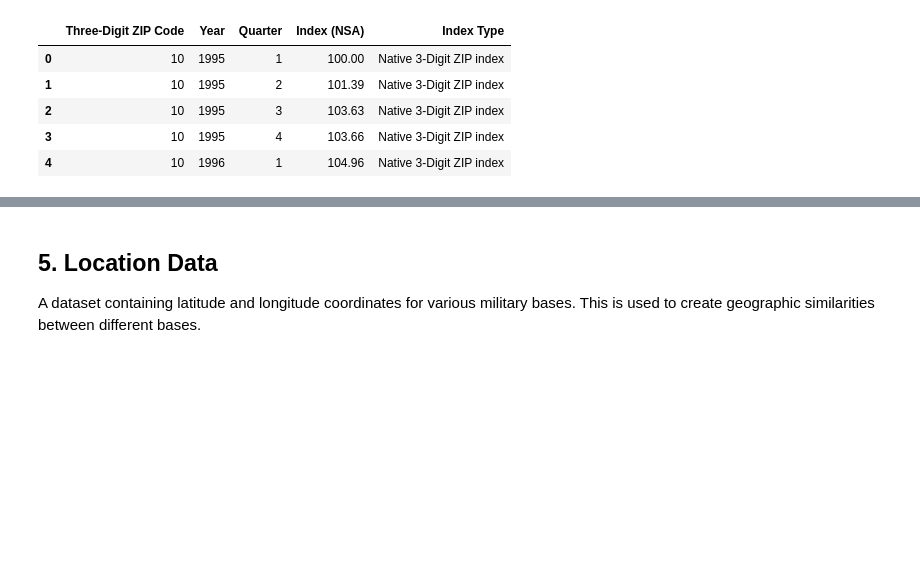
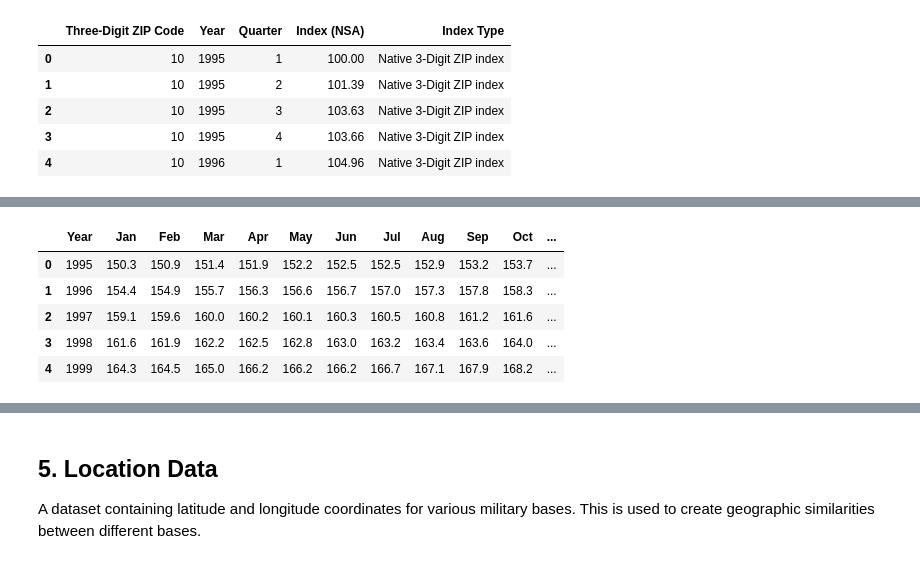
Before and after one commit to amswanson333/BAH_Machine_Learning, a Jupyter notebook: data_fusion.ipynb, the cells around one changed output, grey strips where cells are left out. Cells and saved outputs as stored; diff of their text form; code cells hidden in the pictures; blank space fills up the shorter version.

Commit message:
cpi data portion complete

```diff
--- a/data_fusion.ipynb
+++ b/data_fusion.ipynb
@@ -144,0 +159,14 @@ hpi_df.to_csv(os.path.join(hpi_path, "hpi_df.csv"))
+# %%
+# identify the data path
+cpi_path = os.path.join(raw_dir, "CPI Data")
+# %%
+# read data file into a dataframe
+cpi_df = pd.read_excel(os.path.join(cpi_path,"CPI Inflation Data (CUUR0000SA0).xlsx"), skiprows=10, header=1)
+cpi_df.head()
+# %% [output]
+|  | Year | Jan | Feb | Mar | Apr | May | Jun | Jul | Aug | Sep | Oct | ... |
+| 0 | 1995 | 150.3 | 150.9 | 151.4 | 151.9 | 152.2 | 152.5 | 152.5 | 152.9 | 153.2 | 153.7 | ... |
+| 1 | 1996 | 154.4 | 154.9 | 155.7 | 156.3 | 156.6 | 156.7 | 157.0 | 157.3 | 157.8 | 158.3 | ... |
+| 2 | 1997 | 159.1 | 159.6 | 160.0 | 160.2 | 160.1 | 160.3 | 160.5 | 160.8 | 161.2 | 161.6 | ... |
+| 3 | 1998 | 161.6 | 161.9 | 162.2 | 162.5 | 162.8 | 163.0 | 163.2 | 163.4 | 163.6 | 164.0 | ... |
+| 4 | 1999 | 164.3 | 164.5 | 165.0 | 166.2 | 166.2 | 166.2 | 166.7 | 167.1 | 167.9 | 168.2 | ... |
```
Also changed, not shown: parts of 5 cells of this notebook.
